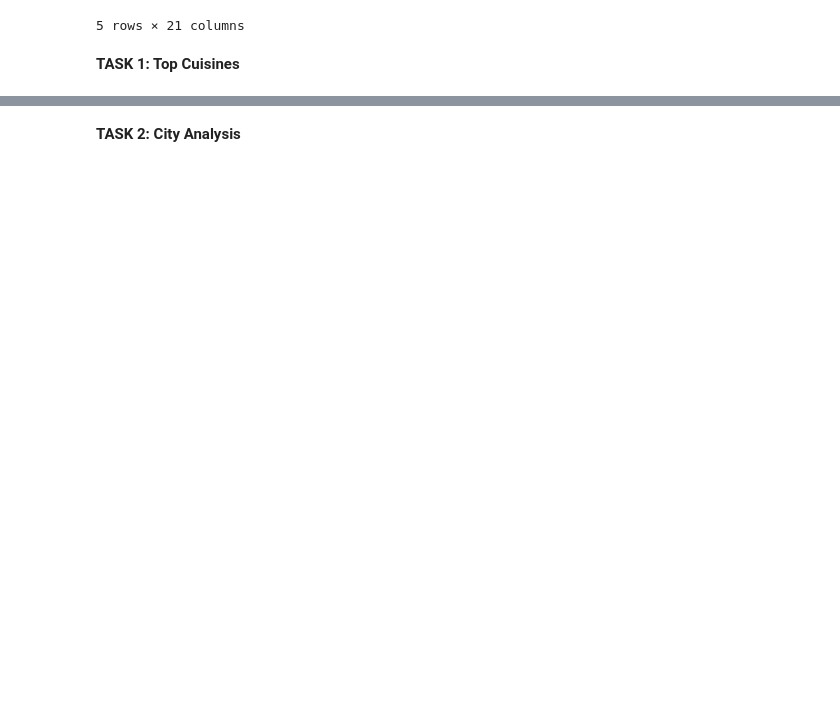
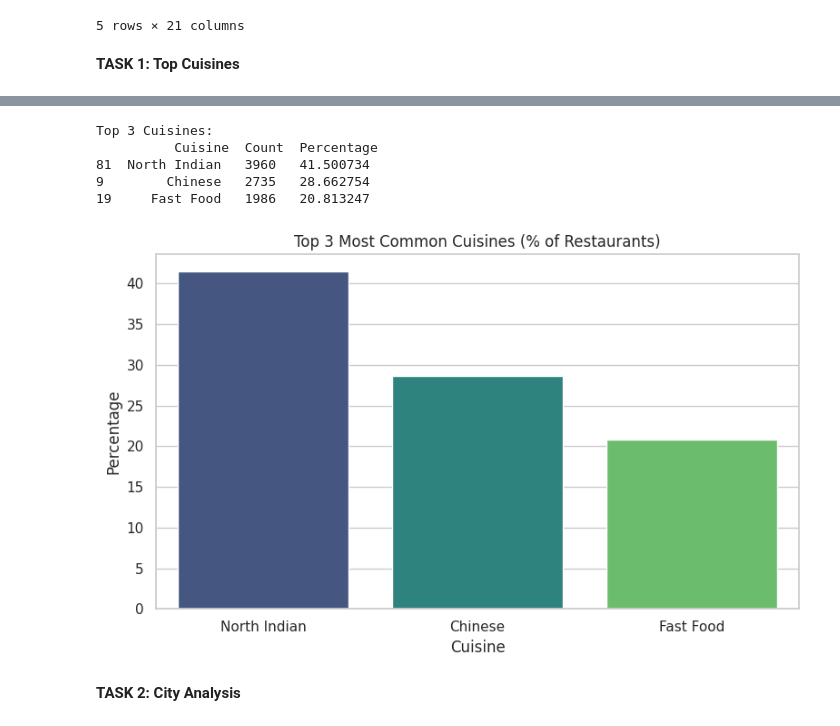
Before and after one commit to codedbyanakha/restaurant-analysis-internship, a Jupyter notebook: Level_1_Tasks.ipynb, the cells around one changed output, grey strips where cells are left out. Drawn from its saved outputs; the diff is of its cells as text; code cells hidden in the pictures; blank space fills up the shorter version.

```diff
--- a/Level_1_Tasks.ipynb
+++ b/Level_1_Tasks.ipynb
@@ -67,2 +45,42 @@ Name: count, dtype: float64
+# %%
+# Clean 'Cuisines' column – drop nulls
+df = df.dropna(subset=['Cuisines'])
+
+# Split and count each cuisine occurrence
+from collections import Counter
+
+all_cuisines = df['Cuisines'].str.split(', ')
+cuisine_list = [item for sublist in all_cuisines for item in sublist]
+cuisine_counts = Counter(cuisine_list)
+
+# Convert to DataFrame
+cuisine_df = pd.DataFrame(cuisine_counts.items(), columns=['Cuisine', 'Count'])
+cuisine_df = cuisine_df.sort_values(by='Count', ascending=False)
+# %%
+# Top 3 cuisines
+top_3 = cuisine_df.head(3)
+total_restaurants = len(df)
+top_3 = top_3.copy()
+top_3['Percentage'] = (top_3['Count'] / total_restaurants) * 100
+
+# Display results
+print("Top 3 Cuisines:\n", top_3)
+
+# Plot
+sns.set(style="whitegrid")
+plt.figure(figsize=(8,5))
+sns.barplot(x='Cuisine', y='Percentage', data=top_3, hue='Cuisine', palette='viridis', legend=False)
+plt.title("Top 3 Most Common Cuisines (% of Restaurants)")
+plt.ylabel("Percentage")
+plt.xlabel("Cuisine")
+plt.tight_layout()
+plt.show()
+# %% [output]
+Top 3 Cuisines:
+          Cuisine  Count  Percentage
+81  North Indian   3960   41.500734
+9        Chinese   2735   28.662754
+19     Fast Food   1986   20.813247
+[figure, added]
 # %% [markdown]
 **TASK 2: City Analysis**
```
Also changed, not shown: parts of 12 cells of this notebook, 2 other files.
